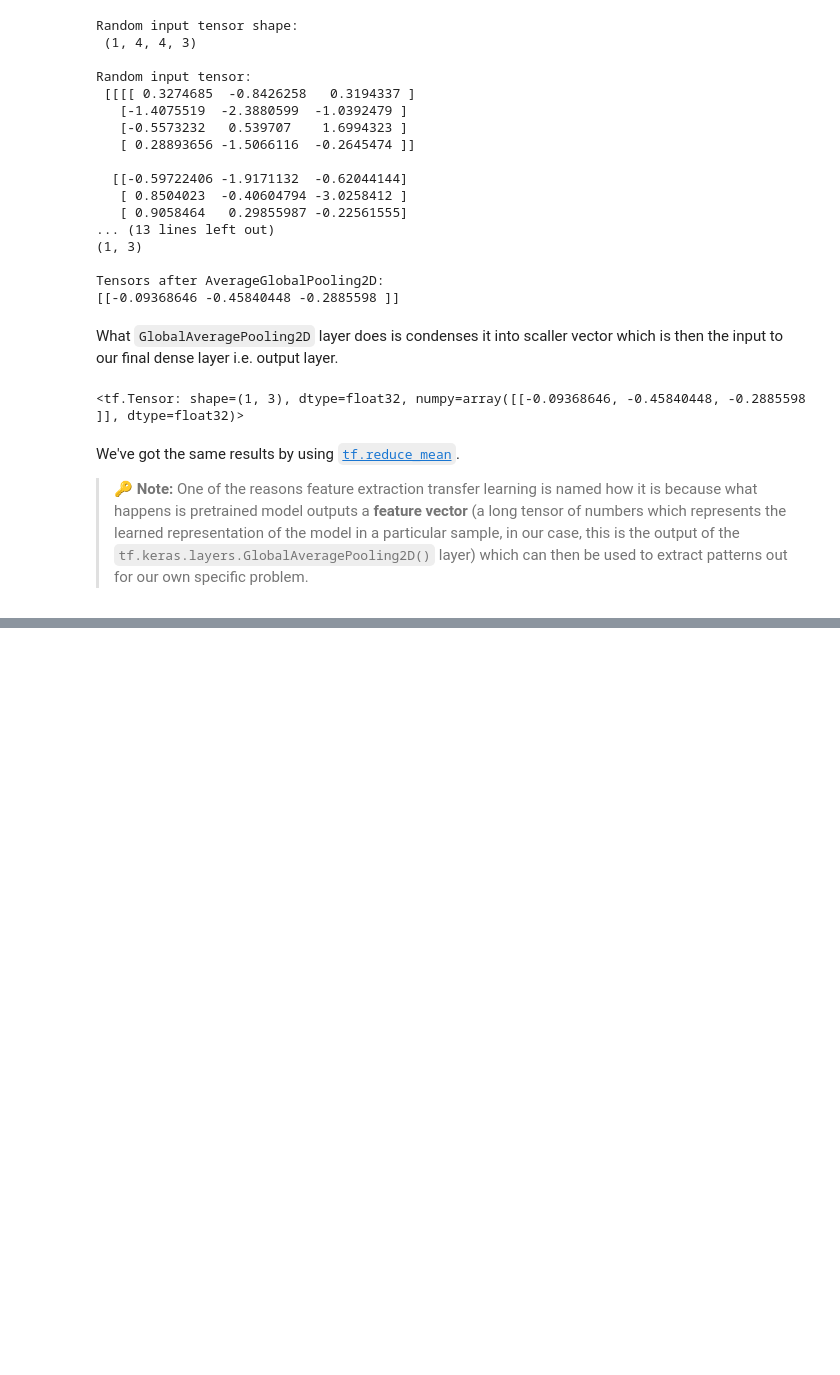
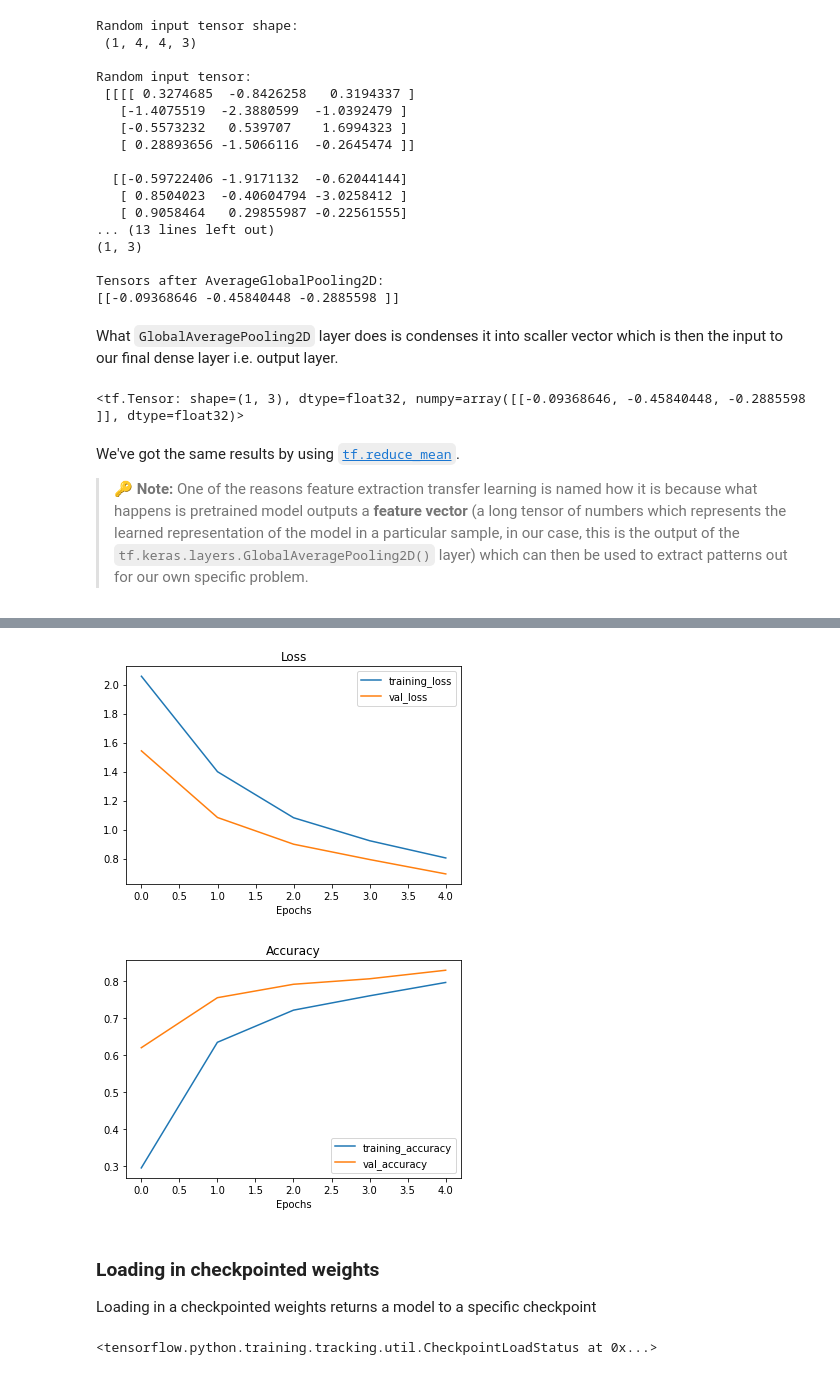
Before and after one commit to ShahZebYousafzai/Deep-Learning-Basics, a Jupyter notebook: 6_Transfer_Learning(FineTuning).ipynb, the cells around one changed output, grey strips where cells are left out. Cells and saved outputs as stored; diff of their text form; code cells hidden in the pictures; blank space fills up the shorter version.

```diff
--- a/6_Transfer_Learning(FineTuning).ipynb
+++ b/6_Transfer_Learning(FineTuning).ipynb
@@ -417,0 +629,18 @@ We've got the same results by using [`tf.reduce_mean`](https://www.tensorflow.or
+# %%
+# Get 10% of the data of the 10 classes (uncomment if you haven't gotten "10_food_classes_10_percent.zip" already)
+# !wget https://storage.googleapis.com/ztm_tf_course/food_vision/10_food_classes_10_percent.zip
+# unzip_data("10_food_classes_10_percent.zip")
+
+train_dir_10_percent = "10_food_classes_10_percent/train"
+test_dir = "10_food_classes_10_percent/test"
+# %%
+# Set up data inputs
+import tensorflow as tf
+IMG_SIZE=(224, 224)
+train_data_10_percent = tf.keras.preprocessing.image_dataset_from_directory(train_dir_10_percent,
+                                                                            label_mode="categorical",
+                                                                            image_size=IMG_SIZE)
+
+test_data = tf.keras.preprocessing.image_dataset_from_directory(test_dir,
+                                                                label_mode="categorical",
+                                                                image_size=IMG_SIZE)
@@ -417,0 +709,10 @@ We've got the same results by using [`tf.reduce_mean`](https://www.tensorflow.or
+# %%
+# Set checkpoint path
+checkpoint_path = "ten_percent_model_checkpoints_weights/checkpoint.ckpt"
+
+# Create a ModelCheckpoint callback that save the model's weights only
+checkpoint_callback = tf.keras.callbacks.ModelCheckpoint(filepath=checkpoint_path,
+                                                         save_weights_only=True,
+                                                         save_best_only=False,
+                                                         save_freq="epoch", # Save every epoch
+                                                         verbose=1)
@@ -417,0 +721,11 @@ We've got the same results by using [`tf.reduce_mean`](https://www.tensorflow.or
+# %%
+# Fit the model saving checkpoints every epoch
+initial_epochs = 5
+history_10_percent_data_aug = model_2.fit(train_data_10_percent,
+                                          epochs=5,
+                                          steps_per_epoch=len(train_data_10_percent),
+                                          validation_data=test_data,
+                                          validation_steps=int(0.25 * len(test_data)),
+                                          callbacks=[create_tensorboard_callback(dir_name="transfer_learning",
+                                                                                 experiment_name="10_percent_data_aug"),
+                                                     checkpoint_callback])
@@ -417,0 +766,15 @@ We've got the same results by using [`tf.reduce_mean`](https://www.tensorflow.or
+# %%
+# Plot model loss curves
+plot_loss_curves(history_10_percent_data_aug)
+# %% [output]
+[figure, added]
+[figure, added]
+# %% [markdown]
+### Loading in checkpointed weights
+
+Loading in a checkpointed weights returns a model to a specific checkpoint
+# %%
+# Load in saved model weights and evaluate model
+model_2.load_weights(checkpoint_path)
+# %% [output]
+<tensorflow.python.training.tracking.util.CheckpointLoadStatus at 0x...>
```
Also changed, not shown: parts of 39 cells of this notebook.
